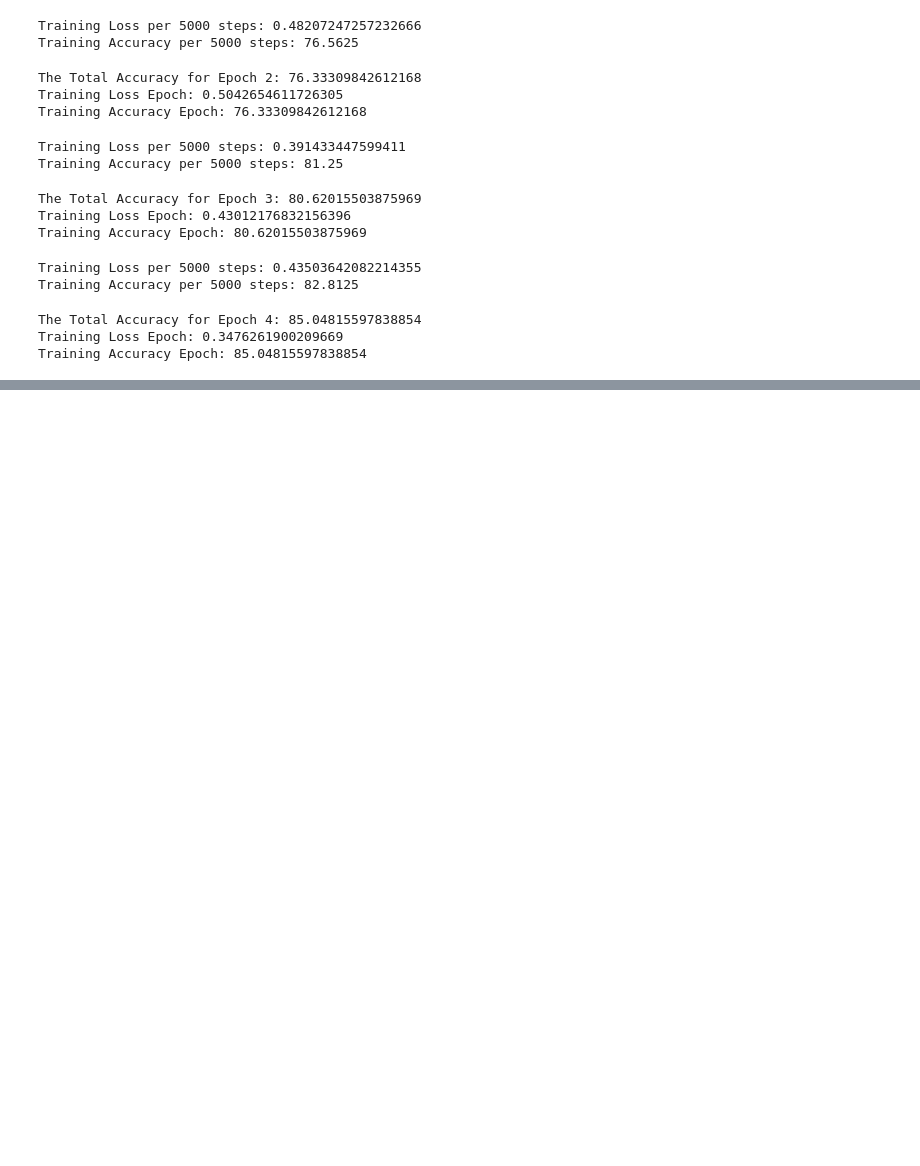
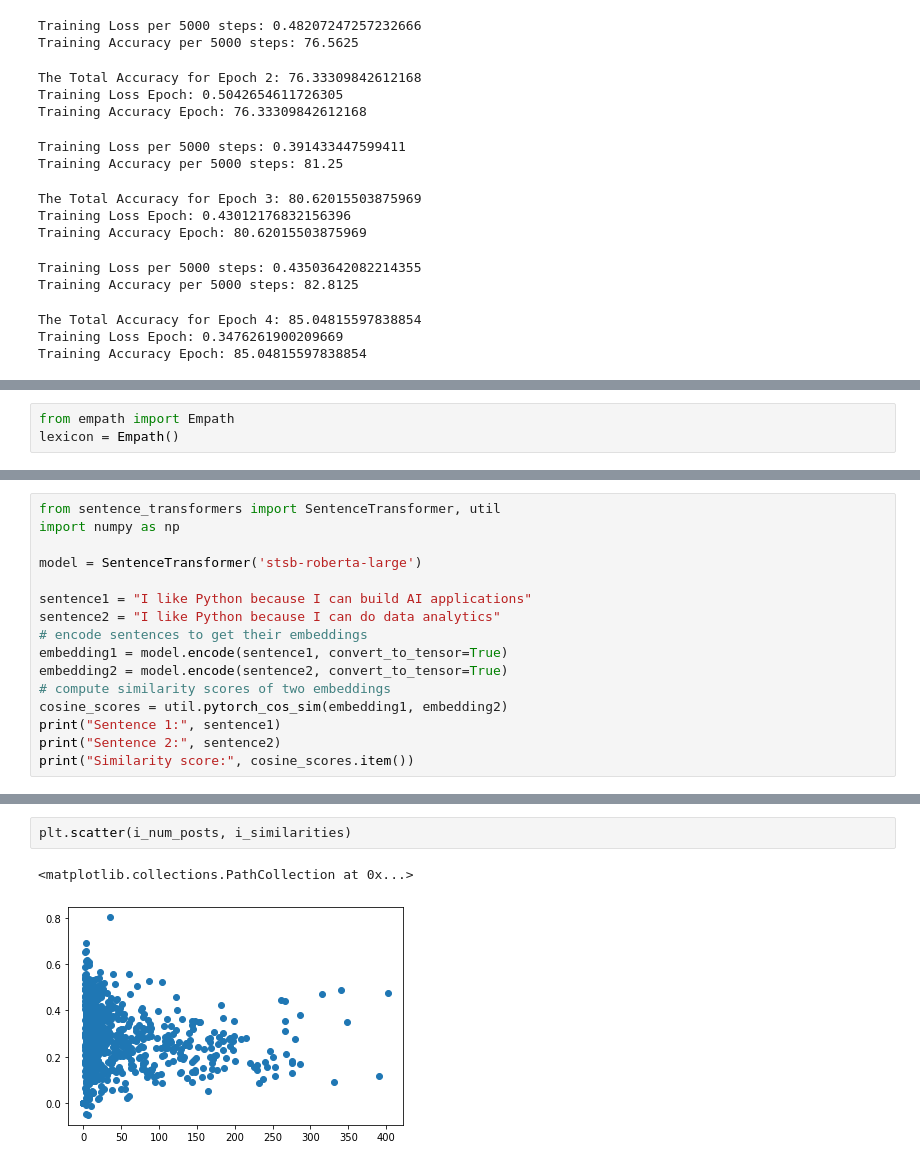
Before and after one commit to d141/Contagious-Inspiration, a Jupyter notebook: Train_Inspiration.ipynb, the cells around one changed output, grey strips where cells are left out. Drawn from its saved outputs; the diff is of its cells as text; blank space fills up the shorter version.

```diff
--- a/Train_Inspiration.ipynb
+++ b/Train_Inspiration.ipynb
@@ -1024,0 +1080,3 @@ Training Accuracy Epoch: 85.04815597838854
+# %%
+from empath import Empath
+lexicon = Empath()
@@ -1024,0 +1127,16 @@ Training Accuracy Epoch: 85.04815597838854
+# %%
+from sentence_transformers import SentenceTransformer, util
+import numpy as np
+
+model = SentenceTransformer('stsb-roberta-large')
+
+sentence1 = "I like Python because I can build AI applications"
+sentence2 = "I like Python because I can do data analytics"
+# encode sentences to get their embeddings
+embedding1 = model.encode(sentence1, convert_to_tensor=True)
+embedding2 = model.encode(sentence2, convert_to_tensor=True)
+# compute similarity scores of two embeddings
+cosine_scores = util.pytorch_cos_sim(embedding1, embedding2)
+print("Sentence 1:", sentence1)
+print("Sentence 2:", sentence2)
+print("Similarity score:", cosine_scores.item())
@@ -1024,0 +1414,5 @@ Training Accuracy Epoch: 85.04815597838854
+# %%
+plt.scatter(i_num_posts, i_similarities)
+# %% [output]
+<matplotlib.collections.PathCollection at 0x...>
+[figure, added]
```
Also changed, not shown: parts of 60 cells of this notebook.
